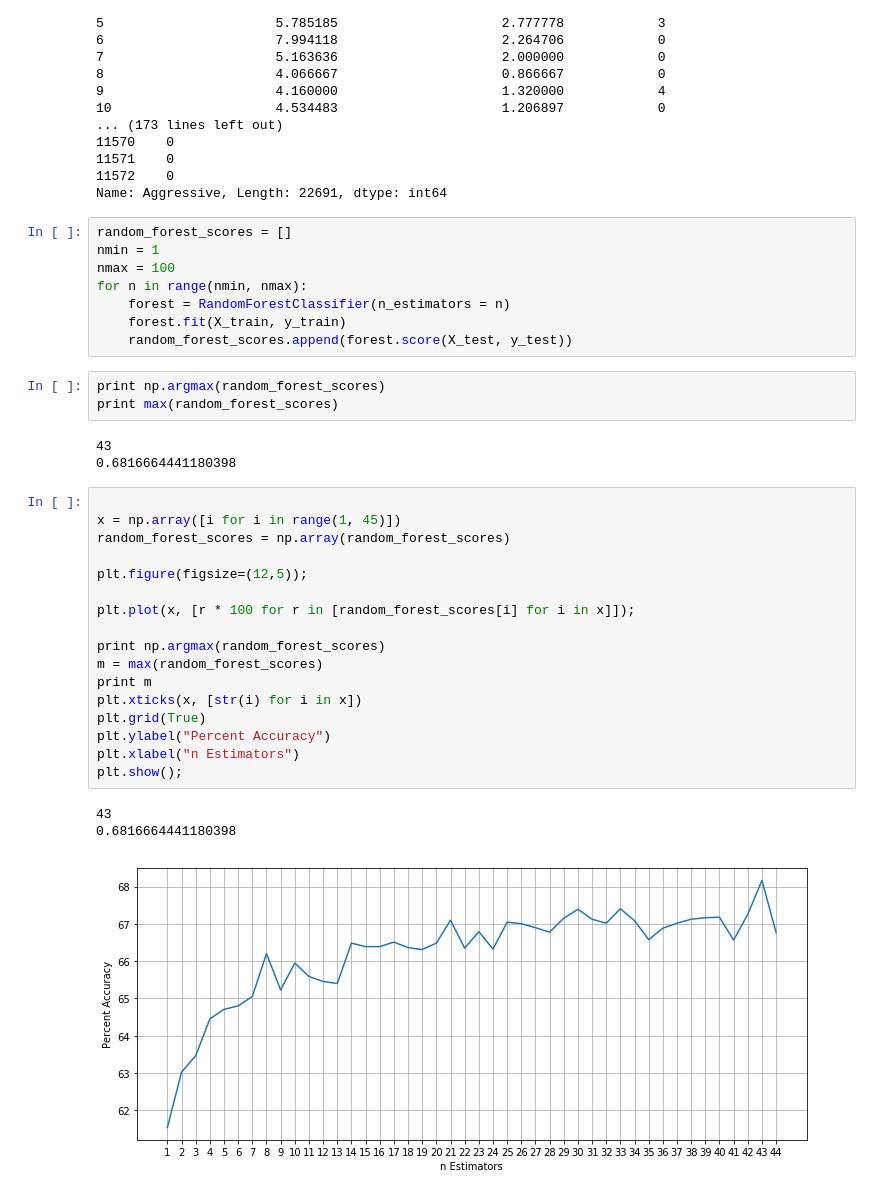
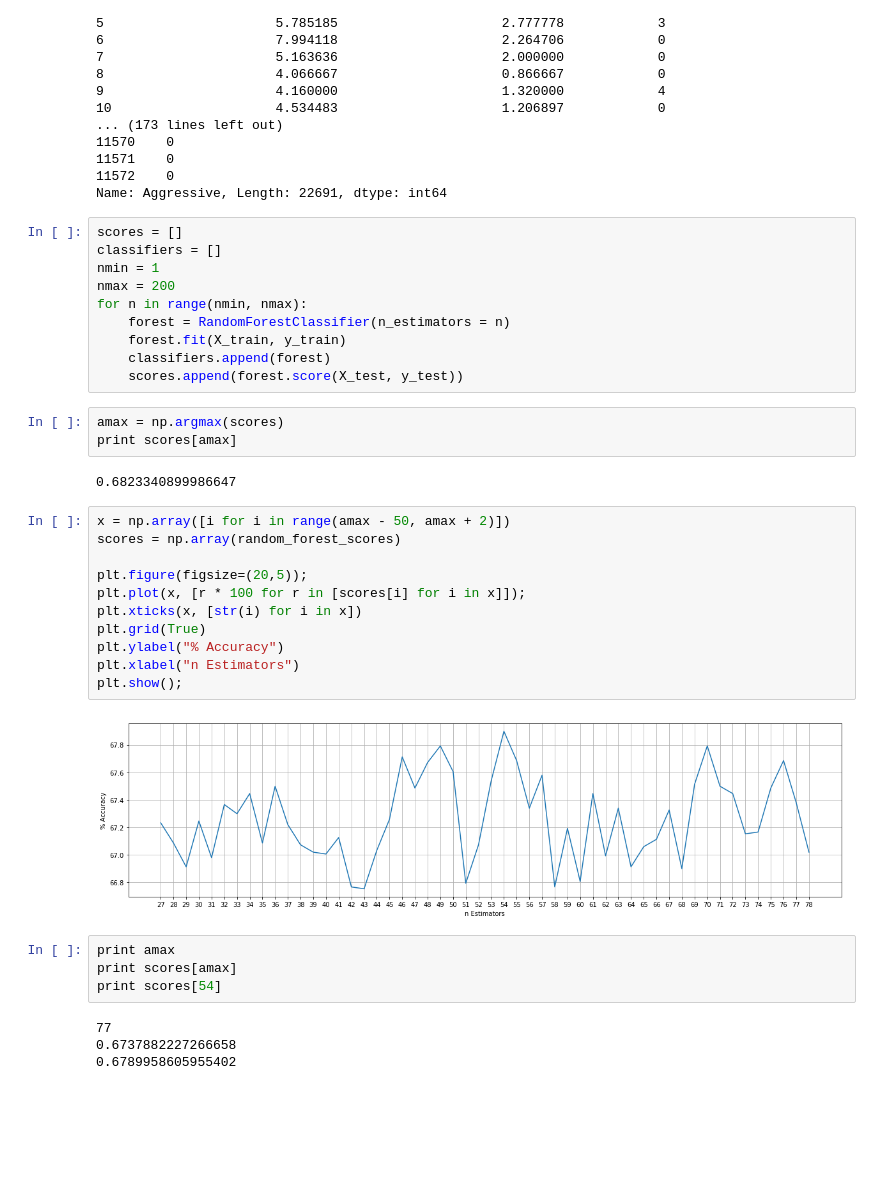
Before and after one commit to intellichess/classifier_notebooks, a Jupyter notebook: tagger_classification-Copy3.ipynb, the cells around one changed output. Saved outputs shown, nothing was run; the diff lists cells and outputs as text; blank space fills up the shorter version.

```diff
--- a/tagger_classification-Copy3.ipynb
+++ b/tagger_classification-Copy3.ipynb
@@ -92,37 +92,38 @@ X_train, X_test, y_train, y_test = train_test_split(X, y, test_size=0.33, random
 11572    0
 Name: Aggressive, Length: 22691, dtype: int64
 # %%
-random_forest_scores = []
+scores = []
+classifiers = []
 nmin = 1
-nmax = 100
+nmax = 200
 for n in range(nmin, nmax):
     forest = RandomForestClassifier(n_estimators = n)
     forest.fit(X_train, y_train)
-    random_forest_scores.append(forest.score(X_test, y_test))
+    classifiers.append(forest)
+    scores.append(forest.score(X_test, y_test))
-# %%
-print np.argmax(random_forest_scores)
-print max(random_forest_scores)
-# %% [output]
-43
-0.6816664441180398
+# %%
+amax = np.argmax(scores)
+print scores[amax]
+# %% [output]
+0.6823340899986647
 # %%
+x = np.array([i for i in range(amax - 50, amax + 2)])
+scores = np.array(random_forest_scores)
 
-x = np.array([i for i in range(1, 45)])
-random_forest_scores = np.array(random_forest_scores)
-
-plt.figure(figsize=(12,5));
-
-plt.plot(x, [r * 100 for r in [random_forest_scores[i] for i in x]]);
-
-print np.argmax(random_forest_scores)
-m = max(random_forest_scores)
-print m
+plt.figure(figsize=(20,5));
+plt.plot(x, [r * 100 for r in [scores[i] for i in x]]);
 plt.xticks(x, [str(i) for i in x])
 plt.grid(True)
-plt.ylabel("Percent Accuracy")
+plt.ylabel("% Accuracy")
 plt.xlabel("n Estimators")
 plt.show();
 # %% [output]
-43
-0.6816664441180398
-[figure, old version]
+[figure, new version]
+# %%
+print amax
+print scores[amax]
+print scores[54]
+# %% [output]
+77
+0.6737882227266658
+0.6789958605955402
```
